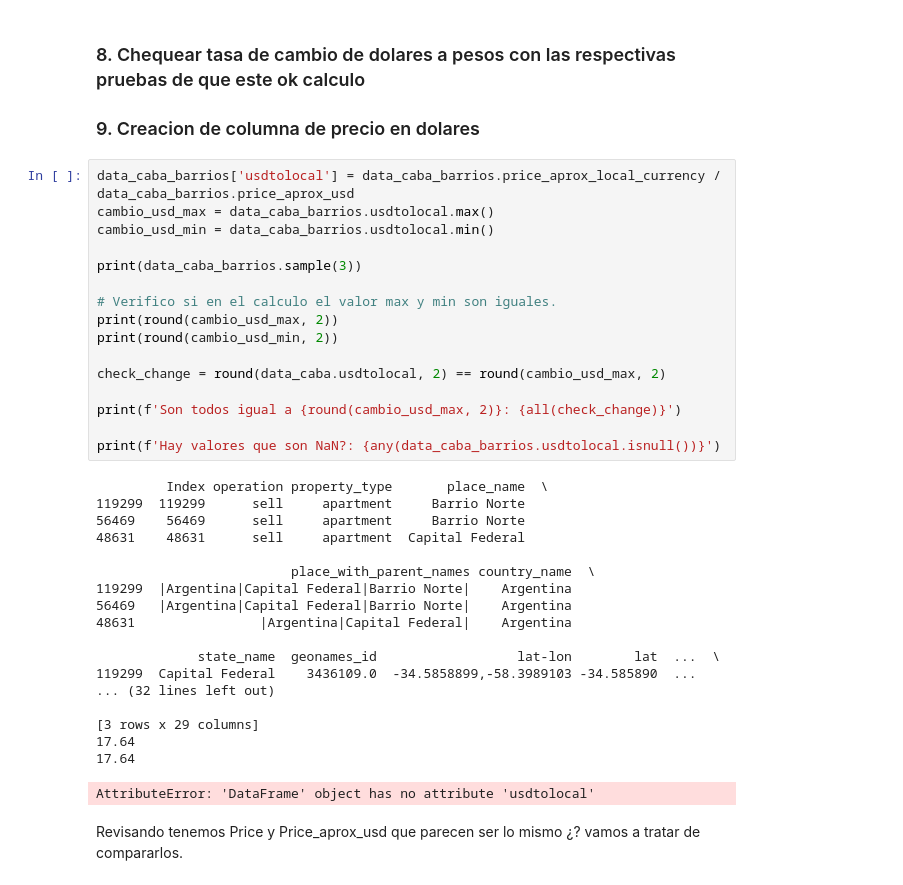
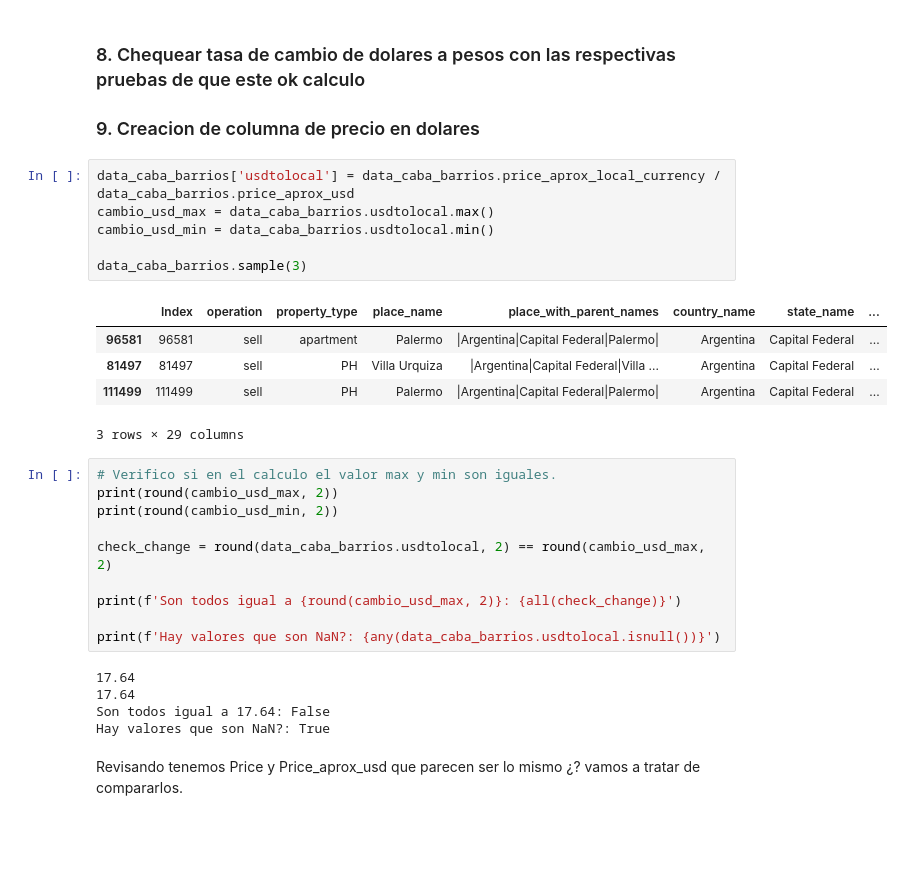
Before and after one commit to nachommm/desafio1, a Jupyter notebook: TP1.ipynb, the cells around one changed output. Drawn from its saved outputs; the diff is of its cells as text; blank space fills up the shorter version.

```diff
--- a/TP1.ipynb
+++ b/TP1.ipynb
@@ -575,41 +589,33 @@ data_caba_barrios.head(3)
 # %% [markdown]
 ### 8. Chequear tasa de cambio de dolares a pesos con las respectivas pruebas de que este ok calculo ###
 ### 9. Creacion de columna de precio en dolares ###
+# %%
+data_caba_barrios['usdtolocal'] = data_caba_barrios.price_aprox_local_currency / data_caba_barrios.price_aprox_usd
+cambio_usd_max = data_caba_barrios.usdtolocal.max()
+cambio_usd_min = data_caba_barrios.usdtolocal.min()
+
+data_caba_barrios.sample(3)
+# %% [output]
+|  | Index | operation | property_type | place_name | place_with_parent_names | country_name | state_name | ... |
+| 96581 | 96581 | sell | apartment | Palermo | |Argentina|Capital Federal|Palermo| | Argentina | Capital Federal | ... |
+| 81497 | 81497 | sell | PH | Villa Urquiza | |Argentina|Capital Federal|Villa ... | Argentina | Capital Federal | ... |
+| 111499 | 111499 | sell | PH | Palermo | |Argentina|Capital Federal|Palermo| | Argentina | Capital Federal | ... |
+3 rows × 29 columns
 # %%
-data_caba_barrios['usdtolocal'] = data_caba_barrios.price_aprox_local_currency / data_caba_barrios.price_aprox_usd
-cambio_usd_max = data_caba_barrios.usdtolocal.max()
-cambio_usd_min = data_caba_barrios.usdtolocal.min()
-
-print(data_caba_barrios.sample(3))
-
 # Verifico si en el calculo el valor max y min son iguales.
 print(round(cambio_usd_max, 2))
 print(round(cambio_usd_min, 2))
 
-check_change = round(data_caba.usdtolocal, 2) == round(cambio_usd_max, 2)
+check_change = round(data_caba_barrios.usdtolocal, 2) == round(cambio_usd_max, 2)
 
 print(f'Son todos igual a {round(cambio_usd_max, 2)}: {all(check_change)}')
 
 print(f'Hay valores que son NaN?: {any(data_caba_barrios.usdtolocal.isnull())}')
 # %% [output]
-         Index operation property_type       place_name  \
-119299  119299      sell     apartment     Barrio Norte
-56469    56469      sell     apartment     Barrio Norte
-48631    48631      sell     apartment  Capital Federal
-
-                         place_with_parent_names country_name  \
-119299  |Argentina|Capital Federal|Barrio Norte|    Argentina
-56469   |Argentina|Capital Federal|Barrio Norte|    Argentina
-48631                |Argentina|Capital Federal|    Argentina
-
-             state_name  geonames_id                  lat-lon        lat  ...  \
-119299  Capital Federal    3436109.0  -34.5858899,-58.3989103 -34.585890  ...
-... (32 lines left out)
-
-[3 rows x 29 columns]
 17.64
 17.64
+Son todos igual a 17.64: False
+Hay valores que son NaN?: True
-AttributeError: 'DataFrame' object has no attribute 'usdtolocal'
 # %% [markdown]
 Revisando tenemos Price y Price_aprox_usd que parecen ser lo mismo ¿? vamos a tratar de compararlos.
 # %%
```
Also changed, not shown: parts of 3 cells of this notebook.
